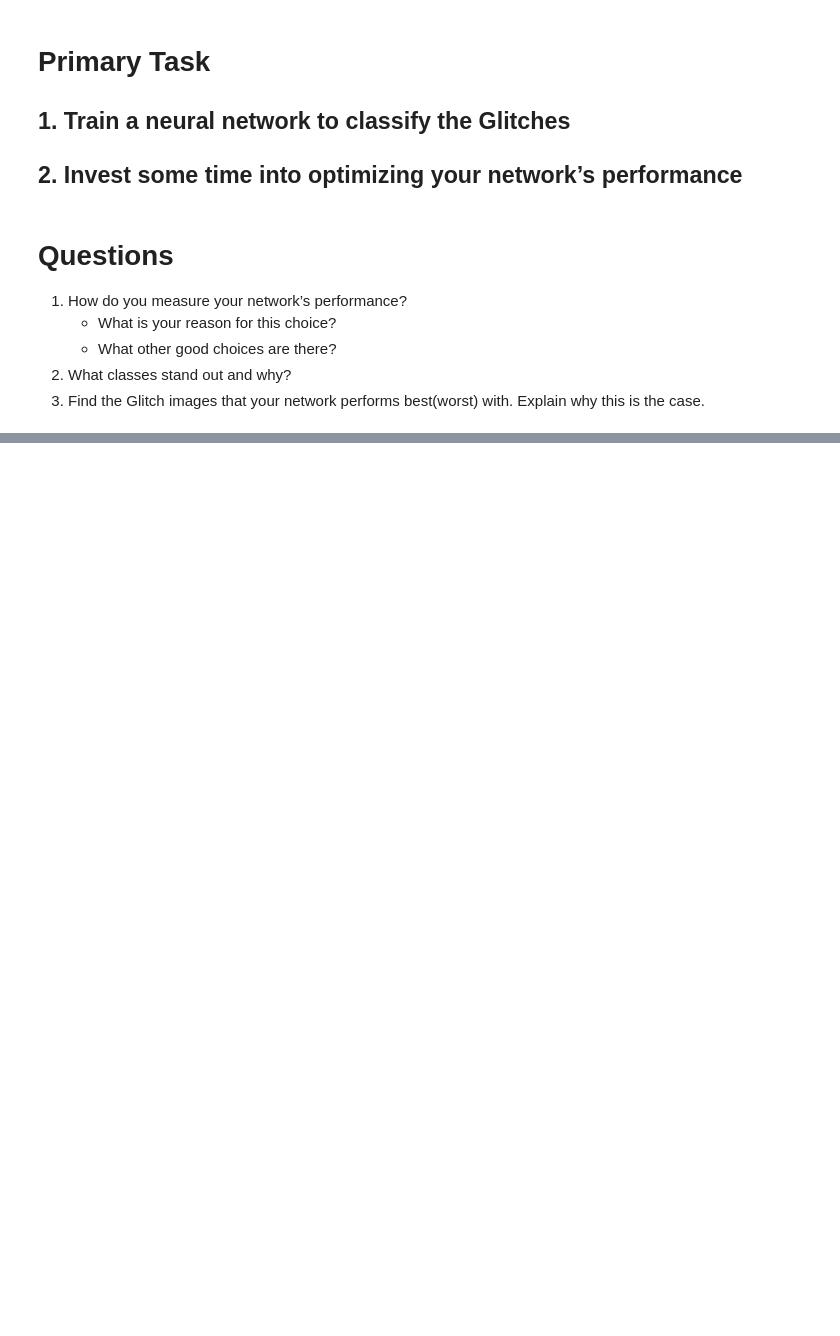
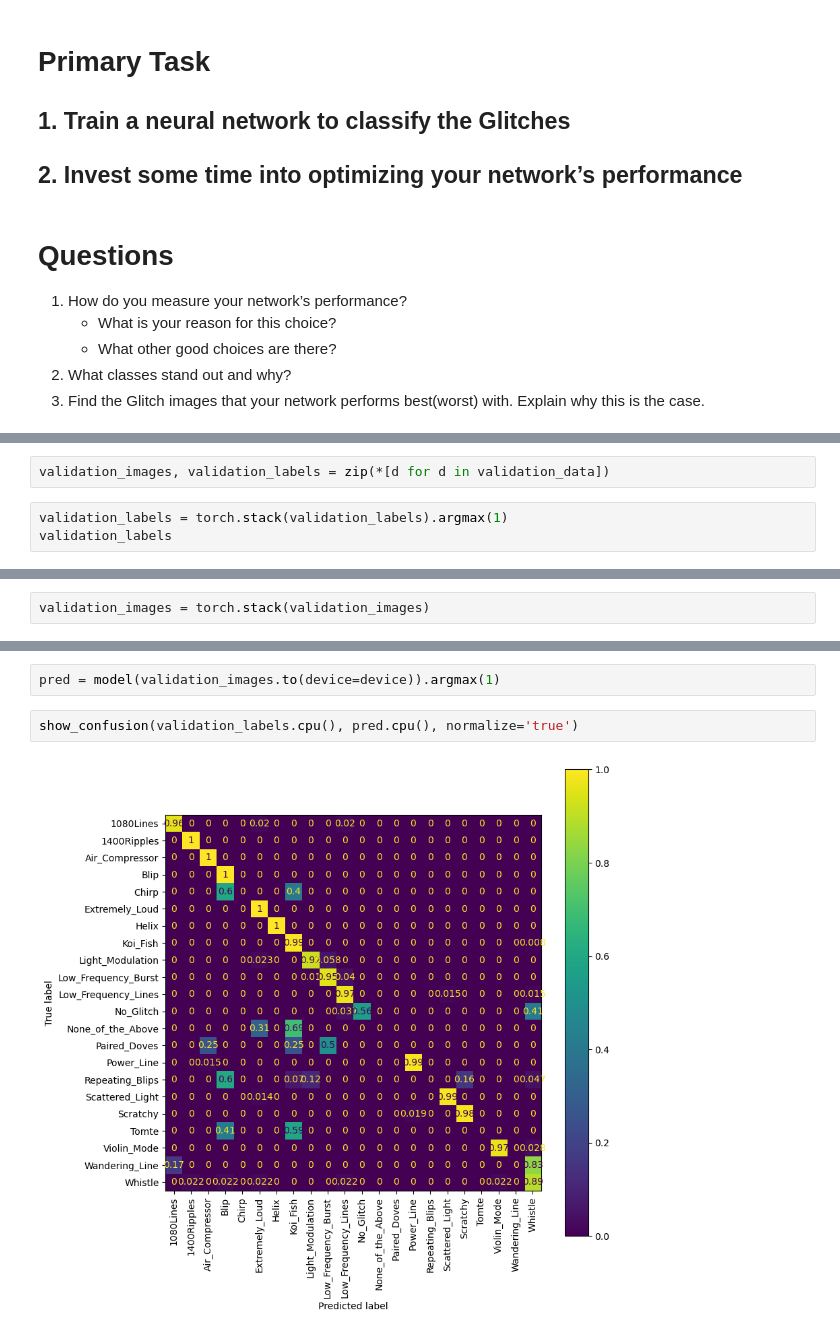
Before and after one commit to ErUM-Data-Hub/Challenges, a Jupyter notebook: GravitySpy/Challenge.ipynb, the cells around one changed output, grey strips where cells are left out. Saved outputs shown, nothing was run; the diff lists cells and outputs as text; blank space fills up the shorter version.

```diff
--- a/GravitySpy/Challenge.ipynb
+++ b/GravitySpy/Challenge.ipynb
@@ -217,0 +459,5 @@ show_confusion(label_indices, label_indices)
+# %%
+validation_images, validation_labels = zip(*[d for d in validation_data])
+# %%
+validation_labels = torch.stack(validation_labels).argmax(1)
+validation_labels
@@ -217,0 +466,2 @@ show_confusion(label_indices, label_indices)
+# %%
+validation_images = torch.stack(validation_images)
@@ -217,0 +484,6 @@ show_confusion(label_indices, label_indices)
+# %%
+pred = model(validation_images.to(device=device)).argmax(1)
+# %%
+show_confusion(validation_labels.cpu(), pred.cpu(), normalize='true')
+# %% [output]
+[figure, added]
```
Also changed, not shown: parts of 47 cells of this notebook.
